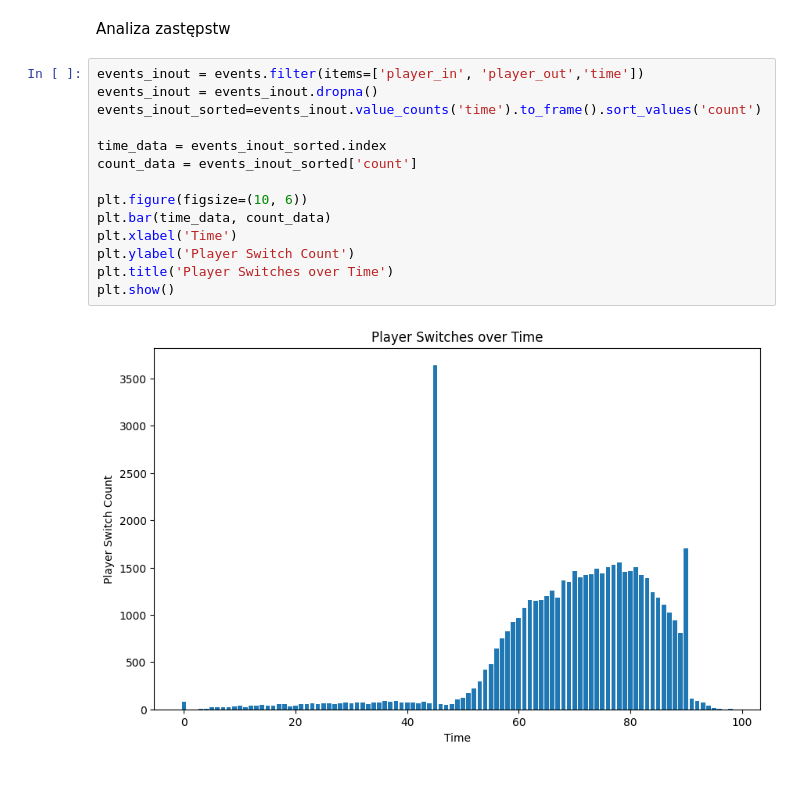
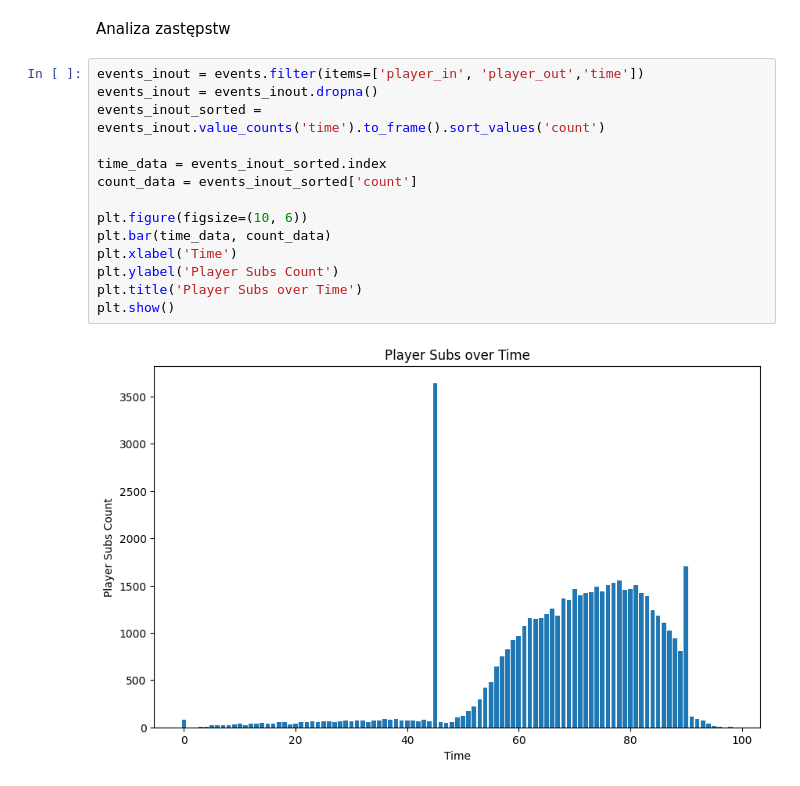
Before and after one commit to solszym/football_events_dane, a Jupyter notebook: analiza.ipynb, the cells around one changed output. Cells and saved outputs as stored; diff of their text form.

```diff
--- a/analiza.ipynb
+++ b/analiza.ipynb
@@ -177,16 +178,16 @@ Analiza zastępstw
 # %%
 events_inout = events.filter(items=['player_in', 'player_out','time'])
 events_inout = events_inout.dropna()
-events_inout_sorted=events_inout.value_counts('time').to_frame().sort_values('count')
+events_inout_sorted = events_inout.value_counts('time').to_frame().sort_values('count')
 
 time_data = events_inout_sorted.index
 count_data = events_inout_sorted['count']
 
 plt.figure(figsize=(10, 6))
 plt.bar(time_data, count_data)
 plt.xlabel('Time')
-plt.ylabel('Player Switch Count')
-plt.title('Player Switches over Time')
+plt.ylabel('Player Subs Count')
+plt.title('Player Subs over Time')
 plt.show()
 # %% [output]
-[figure, old version]
+[figure, new version]
```
Also changed, not shown: parts of 5 cells of this notebook.
